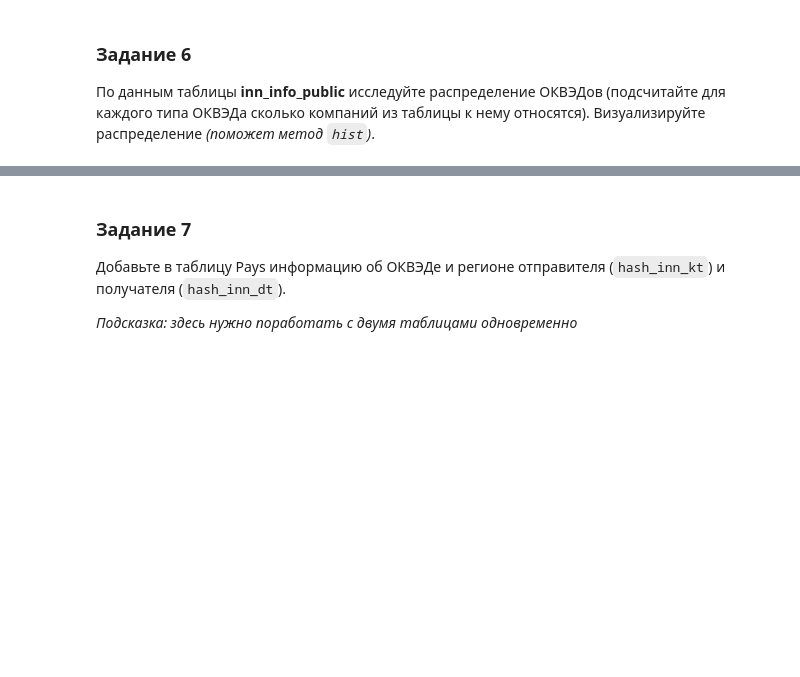
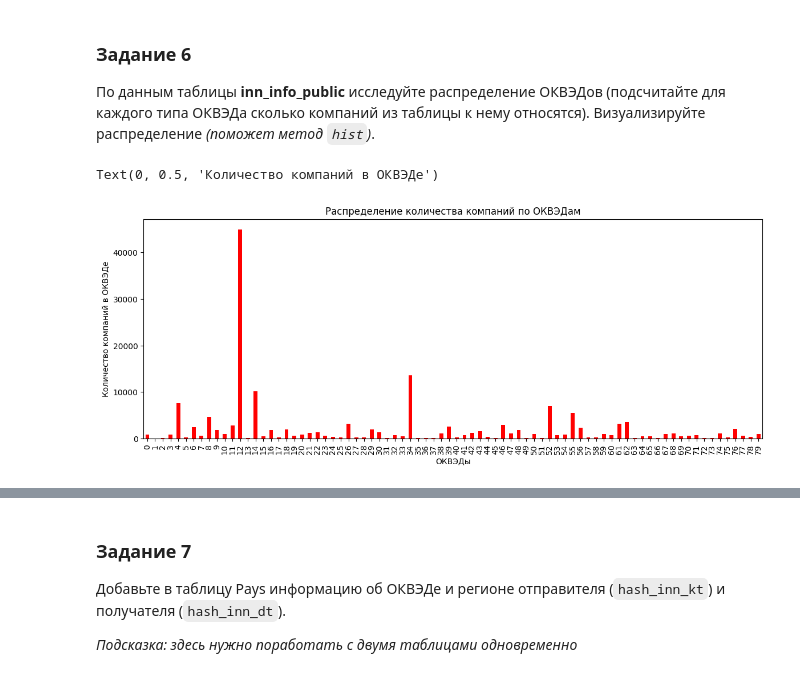
Before and after one commit to MyEducation11235/ITMO-5-PyAD, a Jupyter notebook: Task 3/Proskuryakov Roman 3.ipynb, the cells around one changed output, grey strips where cells are left out. Saved outputs shown, nothing was run; the diff lists cells and outputs as text; code cells hidden in the pictures; blank space fills up the shorter version.

```diff
--- a/Task 3/Proskuryakov Roman 3.ipynb
+++ b/Task 3/Proskuryakov Roman 3.ipynb
@@ -36,6 +39,6 @@ import pandas as pd
 # %%
-pays_data = pd.read_csv('<укажите путь до таблицы pays.csv>')
-inn_info_public = pd.read_csv('<укажите путь до таблицы inn_info_public.csv>')
+pays_data = pd.read_csv('../TestData/pays.csv')
+inn_info_public = pd.read_csv('../TestData/inn_info_public.csv')
 # %% [markdown]
 ### Задание 1
 
@@ -72,0 +141,8 @@ inn_info_public = pd.read_csv('<укажите путь до таблицы inn_
+# %%
+okved_counts = inn_info_public[inn_info_public['okved2'] != -1].groupby('okved2')['hash_inn'].count()
+ax = okved_counts.plot(kind='bar', title='Распределение количества компаний по ОКВЭДам', color='r', figsize=(14,5))
+ax.set_xlabel('ОКВЭДы')
+ax.set_ylabel('Количество компаний в ОКВЭДе')
+# %% [output]
+Text(0, 0.5, 'Количество компаний в ОКВЭДе')
+[figure, added]
```
Also changed, not shown: parts of 29 cells of this notebook.
